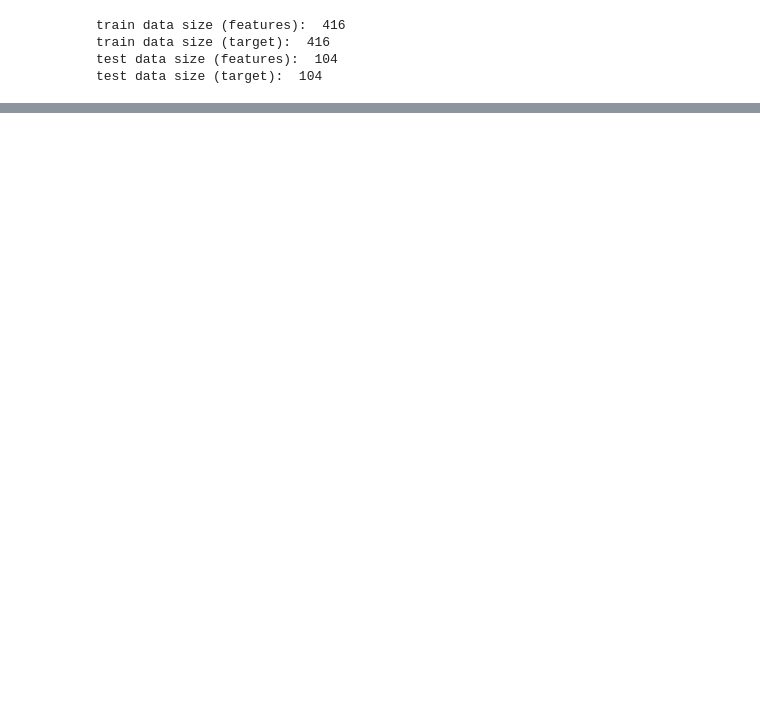
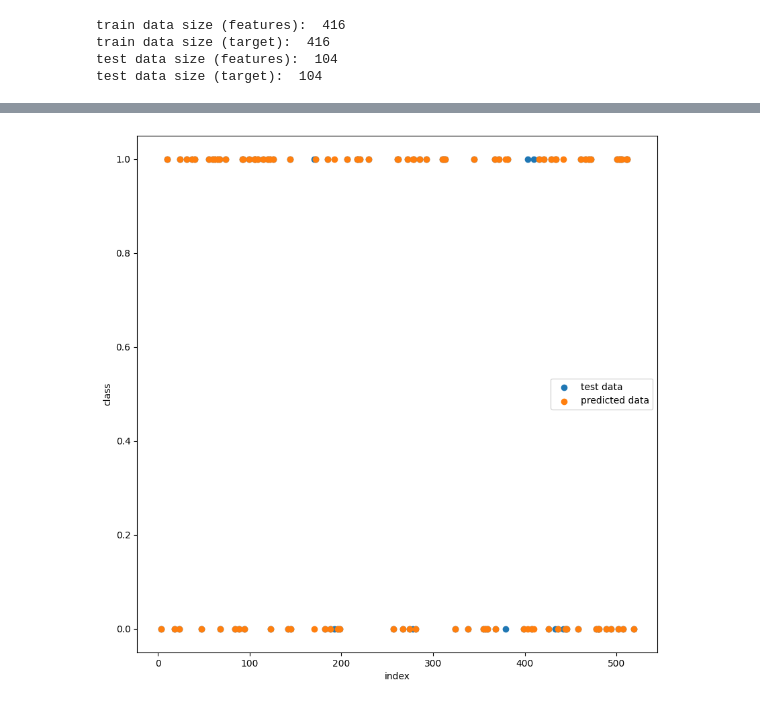
Before and after one commit to humam-hossain/project-ml, a Jupyter notebook: python/logistic_regression.ipynb, the cells around one changed output, grey strips where cells are left out. Cells and saved outputs as stored; diff of their text form; code cells hidden in the pictures; blank space fills up the shorter version.

```diff
--- a/python/logistic_regression.ipynb
+++ b/python/logistic_regression.ipynb
@@ -252,0 +257,2 @@ model = LogisticRegression()
+# %%
+y_pred = model.predict(X_test)
@@ -252,0 +295,13 @@ model = LogisticRegression()
+# %%
+plt.subplots(figsize=(10,10))
+plt.scatter(y_test.index, y_test, label="test data")
+plt.scatter(y_test.index, y_pred, label="predicted data")
+
+plt.ylabel("class")
+plt.xlabel("index")
+
+plt.legend()
+
+plt.show()
+# %% [output]
+[figure, added]
```
Also changed, not shown: parts of 8 cells of this notebook.
